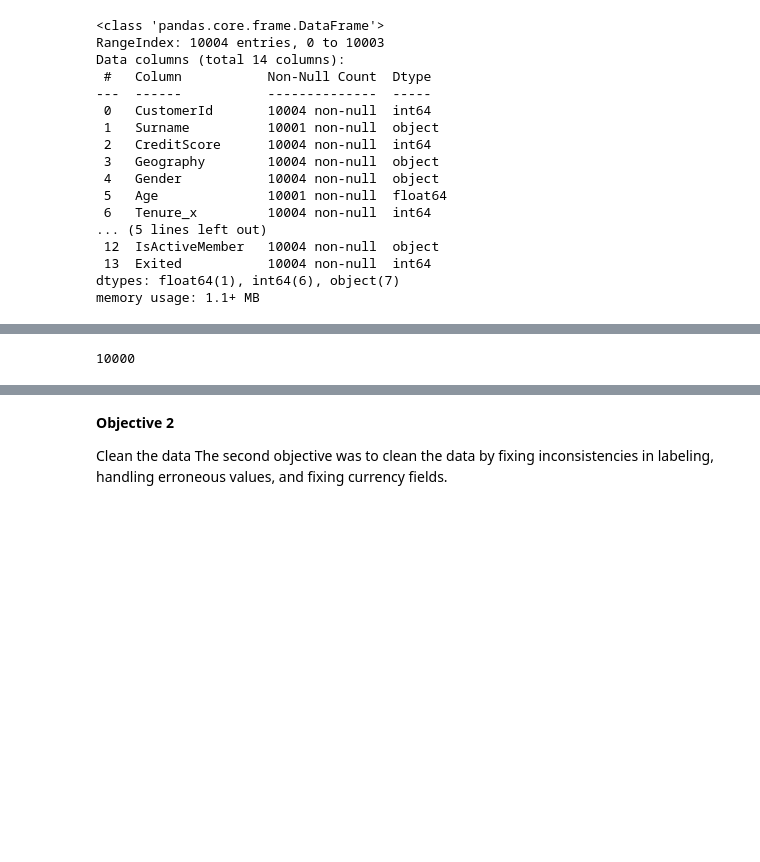
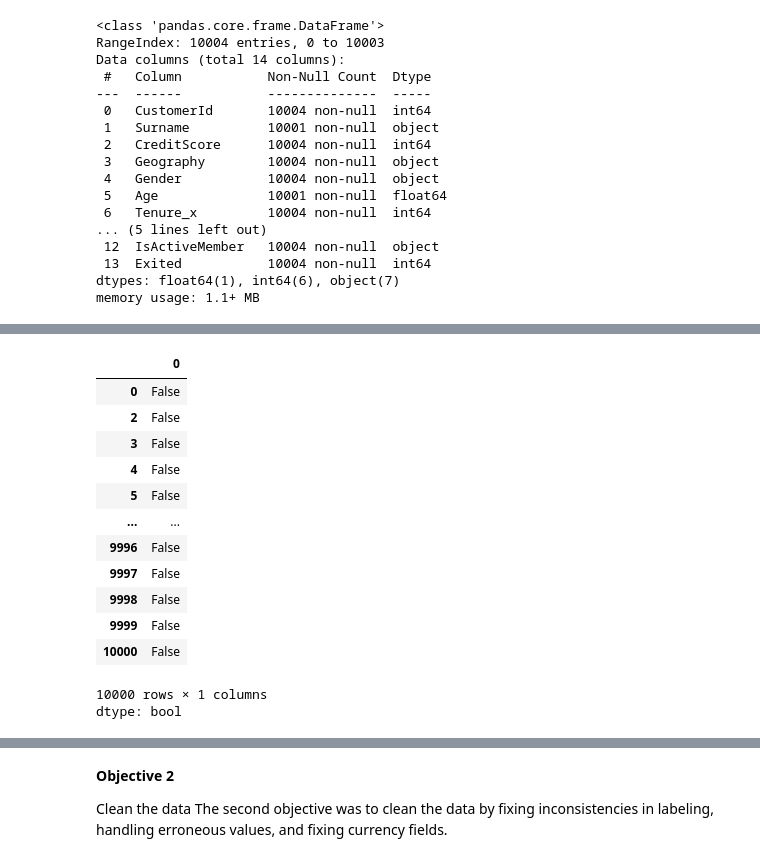
Before and after one commit to TLARSONPHARMD/PortfolioProjects, a Jupyter notebook: Bank_Churn_Prep.ipynb, the cells around one changed output, grey strips where cells are left out. Cells and saved outputs as stored; diff of their text form; code cells hidden in the pictures; blank space fills up the shorter version.

```diff
--- a/Bank_Churn_Prep.ipynb
+++ b/Bank_Churn_Prep.ipynb
@@ -101,6 +101,19 @@ churn_df.head()
 | 5 | 15737888 | Mitchell | 850 | Spain | Female | 43.0 | 2 | €79084.1 | €125510.82 | ... |
 # %%
 #further check for and remove duplicate rows and columns
-churn_df.duplicated(keep=False).count()
+churn_df.duplicated(keep=False)
 # %% [output]
+|  | 0 |
+| 0 | False |
+| 2 | False |
+| 3 | False |
+| 4 | False |
+| 5 | False |
+| ... | ... |
+| 9996 | False |
+| 9997 | False |
+| 9998 | False |
+| 9999 | False |
+| 10000 | False |
-10000
+10000 rows × 1 columns
+dtype: bool
```
Also changed, not shown: parts of 15 cells of this notebook.
